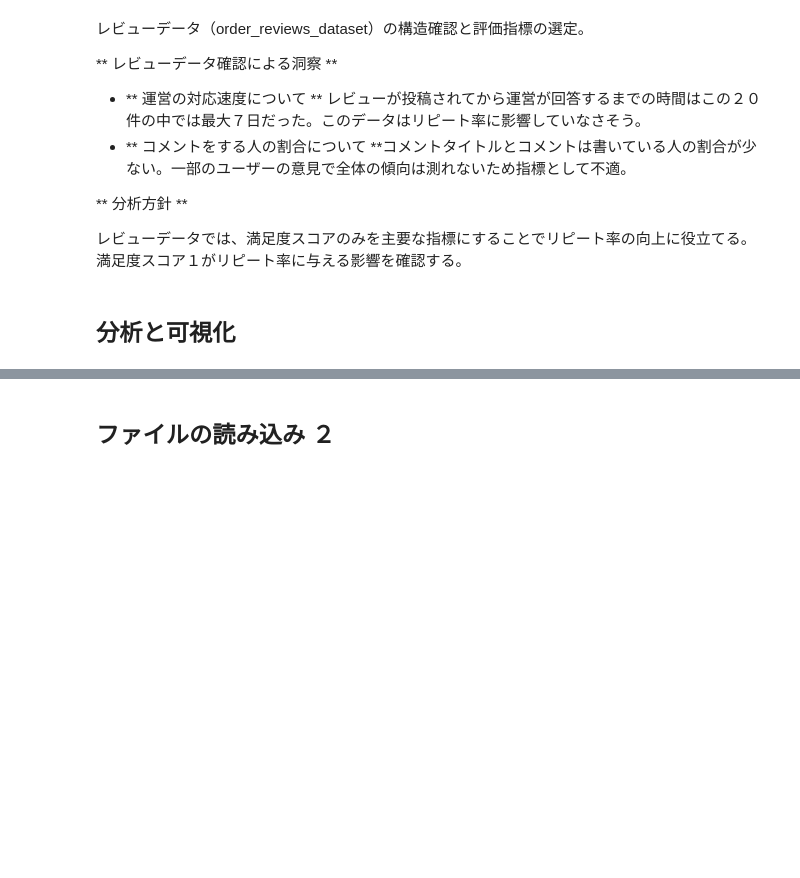
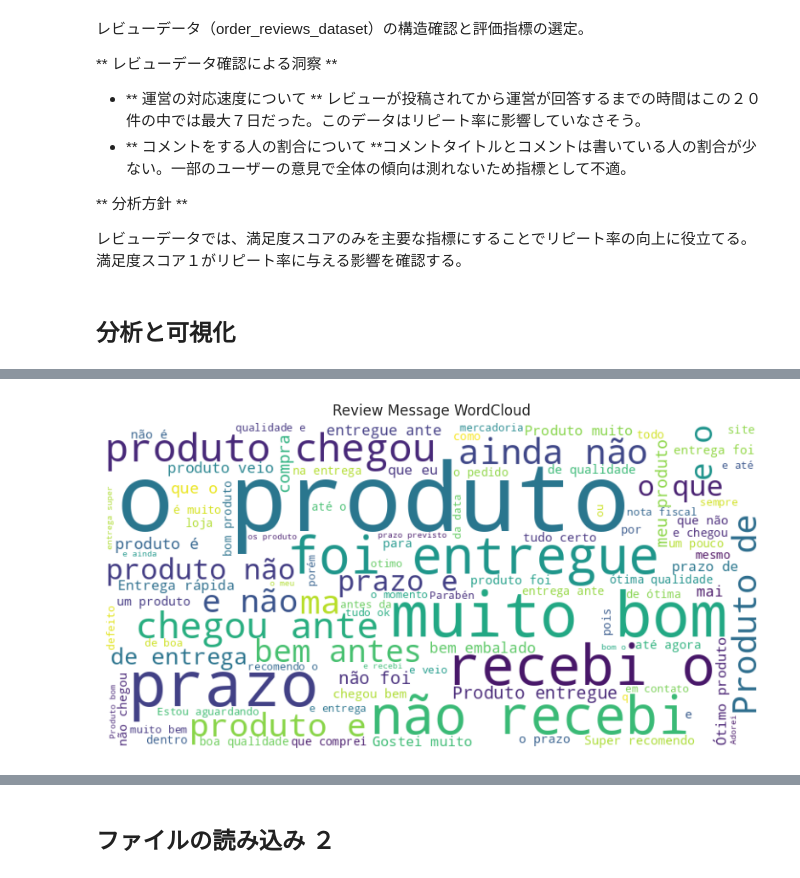
Before and after one commit to kanebako-s/olist-data-analysis, a Jupyter notebook: Kaggle_Olist_analysis.ipynb, the cells around one changed output, grey strips where cells are left out. Cells and saved outputs as stored; diff of their text form; code cells hidden in the pictures; blank space fills up the shorter version.

```diff
--- a/Kaggle_Olist_analysis.ipynb
+++ b/Kaggle_Olist_analysis.ipynb
@@ -182,0 +247,25 @@ Name: count, dtype: int64
+# %%
+# レビューがあるデータだけを抽出。
+reviews = df_final['review_comment_message'].dropna()
+
+# 全てのレビューを一つのテキストに結合
+all_reviews_text = " ".join(reviews)
+
+# WordCloudの設定（ポルトガル語のストップワード等を考慮した簡易版）
+# ※本来はポルトガル語特有の処理が必要ですが、まずはこれで「形」にします
+wordcloud = WordCloud(
+    width=800,
+    height=400,
+    background_color='white',
+    max_words=100,
+    colormap='viridis'
+).generate(all_reviews_text)
+
+# 表示
+plt.figure(figsize=(10, 5))
+plt.imshow(wordcloud, interpolation='bilinear')
+plt.axis('off')
+plt.title('Review Message WordCloud')
+plt.show()
+# %% [output]
+[figure, added]
```
Also changed, not shown: parts of 15 cells of this notebook.
